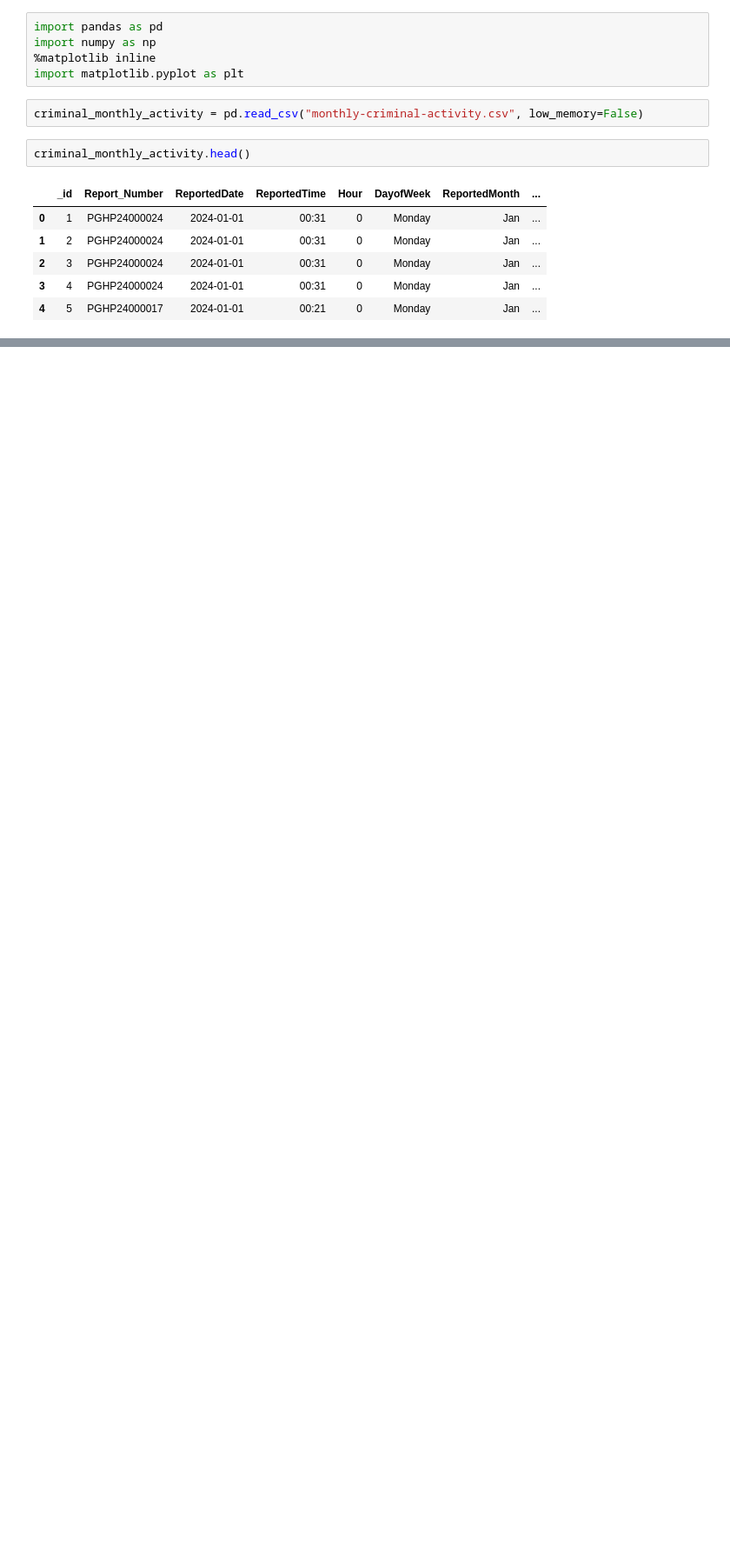
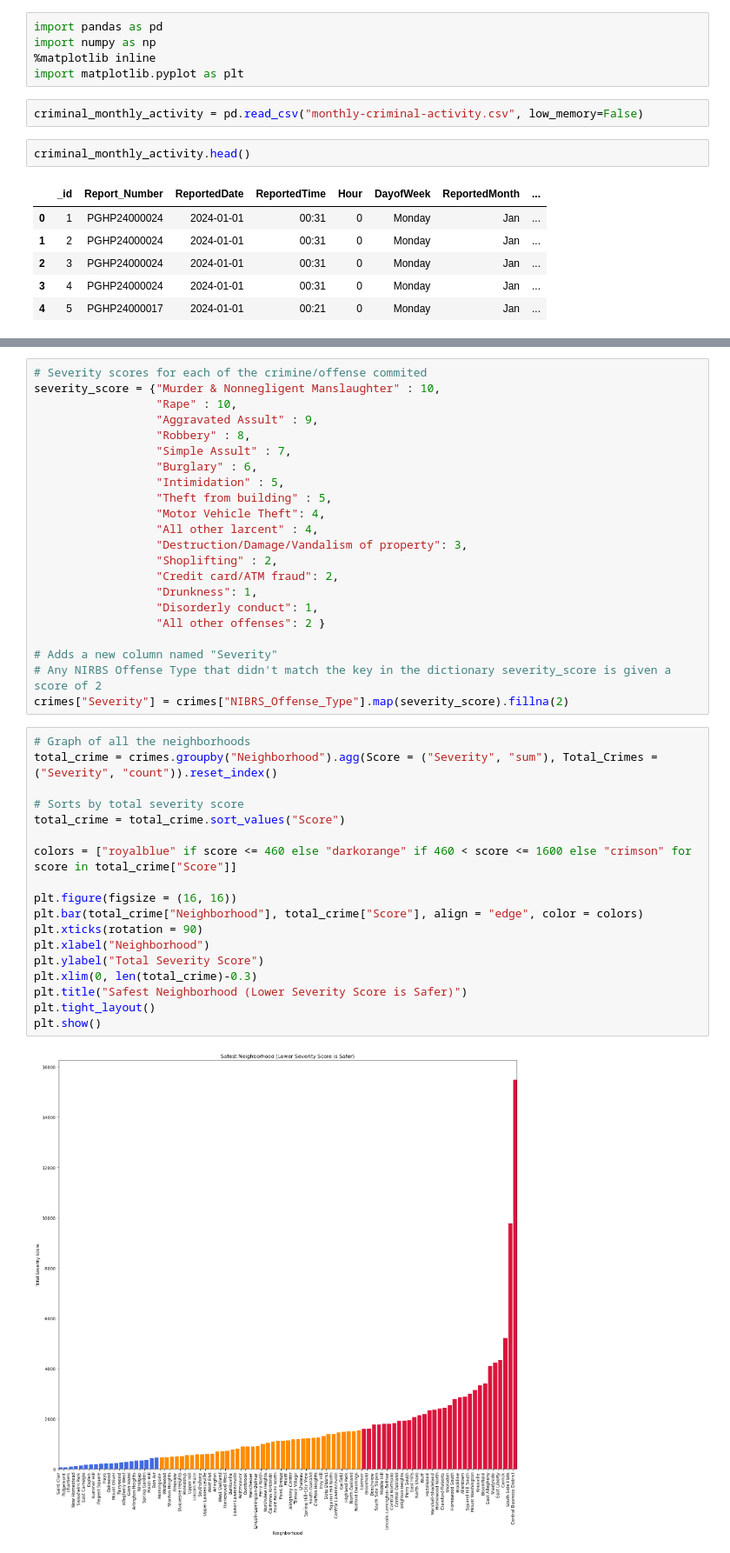
Before and after one commit to Maya-Senthil/Final-Project, a Jupyter notebook: Maya.ipynb, the cells around one changed output, grey strips where cells are left out. Shown at 87% size. Cells and saved outputs as stored; diff of their text form; blank space fills up the shorter version.

```diff
--- a/Maya.ipynb
+++ b/Maya.ipynb
@@ -16,0 +69,42 @@ criminal_monthly_activity.head()
+# %%
+# Severity scores for each of the crimine/offense commited
+severity_score = {"Murder & Nonnegligent Manslaughter" : 10,
+                  "Rape" : 10,
+                  "Aggravated Assult" : 9,
+                  "Robbery" : 8,
+                  "Simple Assult" : 7,
+                  "Burglary" : 6,
+                  "Intimidation" : 5,
+                  "Theft from building" : 5,
+                  "Motor Vehicle Theft": 4,
+                  "All other larcent" : 4,
+                  "Destruction/Damage/Vandalism of property": 3,
+                  "Shoplifting" : 2,
+                  "Credit card/ATM fraud": 2,
+                  "Drunkness": 1,
+                  "Disorderly conduct": 1,
+                  "All other offenses": 2 }
+
+# Adds a new column named "Severity"
+# Any NIRBS Offense Type that didn't match the key in the dictionary severity_score is given a score of 2
+crimes["Severity"] = crimes["NIBRS_Offense_Type"].map(severity_score).fillna(2)
+# %%
+# Graph of all the neighborhoods
+total_crime = crimes.groupby("Neighborhood").agg(Score = ("Severity", "sum"), Total_Crimes = ("Severity", "count")).reset_index()
+
+# Sorts by total severity score
+total_crime = total_crime.sort_values("Score")
+
+colors = ["royalblue" if score <= 460 else "darkorange" if 460 < score <= 1600 else "crimson" for score in total_crime["Score"]]
+
+plt.figure(figsize = (16, 16))
+plt.bar(total_crime["Neighborhood"], total_crime["Score"], align = "edge", color = colors)
+plt.xticks(rotation = 90)
+plt.xlabel("Neighborhood")
+plt.ylabel("Total Severity Score")
+plt.xlim(0, len(total_crime)-0.3)
+plt.title("Safest Neighborhood (Lower Severity Score is Safer)")
+plt.tight_layout()
+plt.show()
+# %% [output]
+[figure, added]
```
Also changed, not shown: parts of 6 cells of this notebook, 1 other file.
